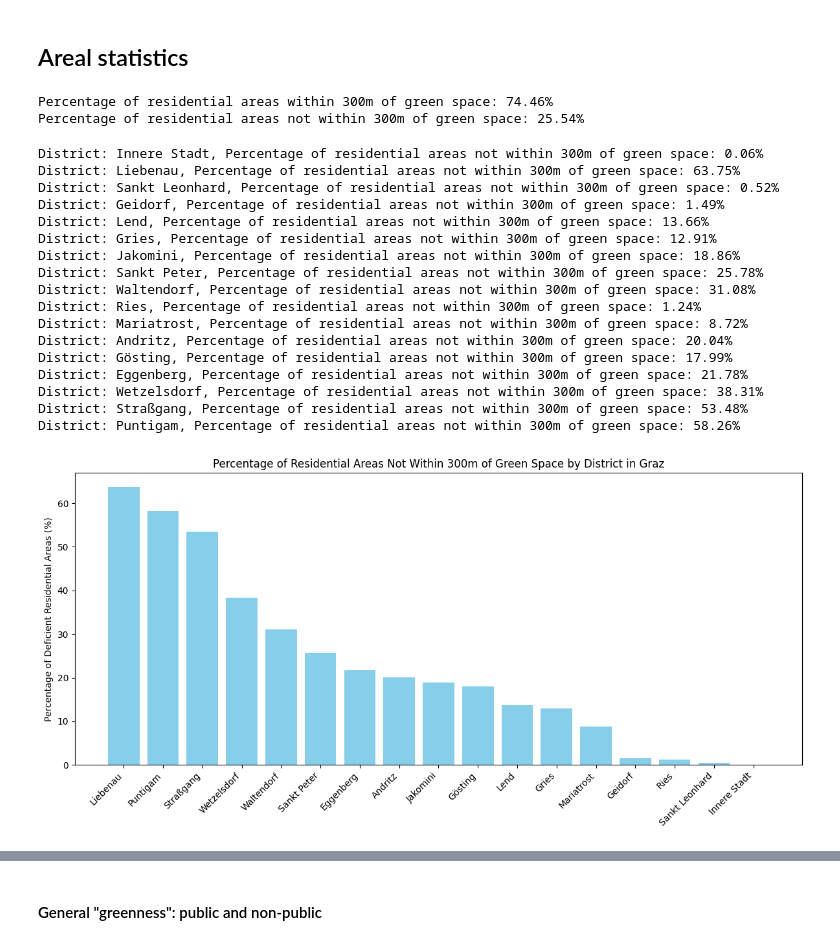
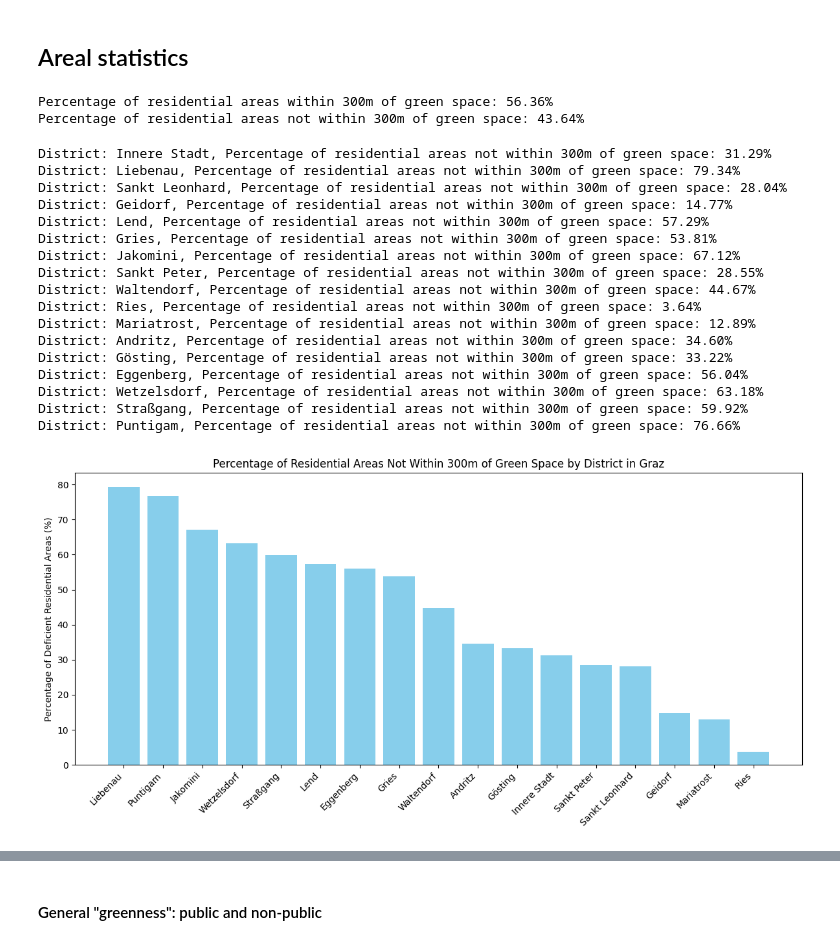
Before and after one commit to tobiashochreiter/Mid-Term-Project-GIS-Analysis-2, a Jupyter notebook: group4_midterm.ipynb, the cells around one changed output, grey strips where cells are left out. Saved outputs shown, nothing was run; the diff lists cells and outputs as text; code cells hidden in the pictures.

```diff
--- a/group4_midterm.ipynb
+++ b/group4_midterm.ipynb
@@ -252,6 +257,6 @@ public_green_graz = gpd.clip(public_green_all, gdf_graz)
 # %%
 # Extract boundaries of parks as LineStrings
-park_boundaries = public_green_all.boundary.iloc[0]  # Get the actual geometry
+park_boundaries = public_green_over_1ha.unary_union.boundary  # Get the actual geometry
 
 # Create a list to store access points
 access_points_list = []
@@ -306,9 +311,10 @@ KeplerGl(data={'access points': {'index': [0, 1, 2, 3, 4, 5, 6, 8, 13, 15, 16, 1
 # Method 1: Euclidean Distance
 # %% [markdown]
 #### Buffer creation
+# %%
+# Create distance buffers, and more metres around the park access points
+DISTS:list[int] = [300, 500, 700]  # in meters
 # %%
-# Create distance buffers of 100, 200, 300, and more metres around the park access points
-DISTS:list[int] = [100, 200, 300]  # in meters
 graz_boundary = gdf_graz.unary_union  # Get the city boundary as a single polygon
 
 for d in DISTS:
@@ -316,7 +322,7 @@ for d in DISTS:
     access_points[f'buffer_{d}m'] = access_points.geometry.buffer(d).intersection(graz_boundary)
 #create buffer for distances over 300m and convert graz boundry to polygon
 graz_polygon = gpd.GeoDataFrame(geometry=[graz_boundary], crs=access_points.crs)
-access_points['buffer_over_300m'] = graz_polygon.difference(access_points['buffer_300m'].unary_union)
+access_points[f'buffer_over_{DISTS[-1]}m'] = graz_polygon.difference(access_points[f'buffer_{DISTS[-1]}m'].unary_union)
 # %% [markdown]
 #### Dissolve buffers
 # %%
@@ -325,17 +331,21 @@ eucl_buffers = {}
 #set previous buffer union to empty geometry
 previous_union = gpd.GeoSeries([gpd.GeoSeries([]).unary_union], crs=access_points.crs).unary_union
 #loop thorugh distances, dissolve and subtract previous buffers
+
 for d in DISTS:
     eucl_buffers[d] = gpd.GeoDataFrame(geometry=access_points[f'buffer_{d}m']).dissolve()
     #subtract previous buffers to create rings
     eucl_buffers[d]['geometry'] = eucl_buffers[d].geometry.difference(previous_union)
+    #subtract public_green_all
+    eucl_buffers[d]['geometry'] = eucl_buffers[d].geometry.difference(public_green_over_1ha.unary_union)
+
     #update previous union
     previous_union = eucl_buffers[d].geometry.unary_union
 
-    # subtract parks !!
 
-# Dissolve buffer over 300m
-eucl_buffers['over_300m'] = gpd.GeoDataFrame(geometry=access_points['buffer_over_300m'])
+# Dissolve buffer over 300m and subtract parks
+eucl_buffers[f'over_{DISTS[-1]}m'] = gpd.GeoDataFrame(geometry=access_points[f'buffer_over_{DISTS[-1]}m'])
+eucl_buffers[f'over_{DISTS[-1]}m']['geometry'] = eucl_buffers[f'over_{DISTS[-1]}m'].geometry.difference(public_green_over_1ha.unary_union)
 # %% [markdown]
 # Method 2: Network Analysis
 # %% [markdown]
@@ -757,60 +810,60 @@ for key, value in eucl_buffers.items():
     eucl_dist_res[key] = gpd.overlay(value, gdf_residential, how='intersection')
 
 # Calculate area and percentage of green residential areas by subtractig outer buffer from residential areas
-green_areas_eucl = gpd.overlay(gdf_residential, eucl_buffers['over_300m'], how='difference')
+green_areas_eucl = gpd.overlay(gdf_residential, eucl_buffers[f'over_{DISTS[-1]}m'], how='difference')
 percent_green_eucl = (green_areas_eucl.geometry.area.sum() / gdf_residential.geometry.area.sum()) * 100
-print(f"Percentage of residential areas within 300m of green space: {percent_green_eucl:.2f}%")
+print(f"Percentage of residential areas within {DISTS[-1]}m of green space: {percent_green_eucl:.2f}%")
 
 
 # Calculate deficient area (not within 300 m of green space) in total
-deficient_area_eucl = gpd.overlay(gdf_residential, eucl_buffers['over_300m'], how='intersection')
+deficient_area_eucl = gpd.overlay(gdf_residential, eucl_buffers[f'over_{DISTS[-1]}m'], how='intersection')
 percent_deficient_eucl = (deficient_area_eucl.geometry.area.sum() / gdf_residential.geometry.area.sum()) * 100
-print(f"Percentage of residential areas not within 300m of green space: {percent_deficient_eucl:.2f}%")
+print(f"Percentage of residential areas not within {DISTS[-1]}m of green space: {percent_deficient_eucl:.2f}%")
 # %% [output]
-Percentage of residential areas within 300m of green space: 74.46%
-Percentage of residential areas not within 300m of green space: 25.54%
+Percentage of residential areas within 300m of green space: 56.36%
+Percentage of residential areas not within 300m of green space: 43.64%
 # %%
 # Calculate deficient areas for each district
 deficient_areas_districts = {}
 for district in gdf_districts['name']:
     district_geom = gdf_districts[gdf_districts['name'] == district].geometry.union_all()
     residential_in_district = gpd.overlay(gdf_residential, gpd.GeoDataFrame(geometry=[district_geom], crs=gdf_residential.crs), how='intersection')
-    deficient_area_district = gpd.overlay(residential_in_district, eucl_buffers['over_300m'], how='intersection')
+    deficient_area_district = gpd.overlay(residential_in_district, eucl_buffers[f'over_{DISTS[-1]}m'], how='intersection')
     percent_deficient_district = (deficient_area_district.geometry.area.sum() / residential_in_district.geometry.area.sum()) * 100
     deficient_areas_districts[district] = percent_deficient_district
 
 # Print results and create bar chart
 for district, percent_deficient_district in deficient_areas_districts.items():
-    print(f"District: {district}, Percentage of residential areas not within 300m of green space: {percent_deficient_district:.2f}%")
+    print(f"District: {district}, Percentage of residential areas not within {DISTS[-1]}m of green space: {percent_deficient_district:.2f}%")
 
 # Create bar chart sorted by percentage
 deficient_areas_districts_sorted = dict(sorted(deficient_areas_districts.items(), key=lambda item: item[1], reverse=True))
 plt.figure(figsize=(12, 6))
 plt.bar(deficient_areas_districts_sorted.keys(), deficient_areas_districts_sorted.values(), color='skyblue')
 plt.xticks(rotation=45, ha='right')
 plt.ylabel('Percentage of Deficient Residential Areas (%)')
-plt.title('Percentage of Residential Areas Not Within 300m of Green Space by District in Graz')
+plt.title(f'Percentage of Residential Areas Not Within {DISTS[-1]}m of Green Space by District in Graz')
 plt.tight_layout()
 plt.show()
 # %% [output]
-District: Innere Stadt, Percentage of residential areas not within 300m of green space: 0.06%
-District: Liebenau, Percentage of residential areas not within 300m of green space: 63.75%
-District: Sankt Leonhard, Percentage of residential areas not within 300m of green space: 0.52%
-District: Geidorf, Percentage of residential areas not within 300m of green space: 1.49%
-District: Lend, Percentage of residential areas not within 300m of green space: 13.66%
-District: Gries, Percentage of residential areas not within 300m of green space: 12.91%
-District: Jakomini, Percentage of residential areas not within 300m of green space: 18.86%
-District: Sankt Peter, Percentage of residential areas not within 300m of green space: 25.78%
-District: Waltendorf, Percentage of residential areas not within 300m of green space: 31.08%
-District: Ries, Percentage of residential areas not within 300m of green space: 1.24%
-District: Mariatrost, Percentage of residential areas not within 300m of green space: 8.72%
-District: Andritz, Percentage of residential areas not within 300m of green space: 20.04%
-District: Gösting, Percentage of residential areas not within 300m of green space: 17.99%
-District: Eggenberg, Percentage of residential areas not within 300m of green space: 21.78%
-District: Wetzelsdorf, Percentage of residential areas not within 300m of green space: 38.31%
-District: Straßgang, Percentage of residential areas not within 300m of green space: 53.48%
-District: Puntigam, Percentage of residential areas not within 300m of green space: 58.26%
+District: Innere Stadt, Percentage of residential areas not within 300m of green space: 31.29%
+District: Liebenau, Percentage of residential areas not within 300m of green space: 79.34%
+District: Sankt Leonhard, Percentage of residential areas not within 300m of green space: 28.04%
+District: Geidorf, Percentage of residential areas not within 300m of green space: 14.77%
+District: Lend, Percentage of residential areas not within 300m of green space: 57.29%
+District: Gries, Percentage of residential areas not within 300m of green space: 53.81%
+District: Jakomini, Percentage of residential areas not within 300m of green space: 67.12%
+District: Sankt Peter, Percentage of residential areas not within 300m of green space: 28.55%
+District: Waltendorf, Percentage of residential areas not within 300m of green space: 44.67%
+District: Ries, Percentage of residential areas not within 300m of green space: 3.64%
+District: Mariatrost, Percentage of residential areas not within 300m of green space: 12.89%
+District: Andritz, Percentage of residential areas not within 300m of green space: 34.60%
+District: Gösting, Percentage of residential areas not within 300m of green space: 33.22%
+District: Eggenberg, Percentage of residential areas not within 300m of green space: 56.04%
+District: Wetzelsdorf, Percentage of residential areas not within 300m of green space: 63.18%
+District: Straßgang, Percentage of residential areas not within 300m of green space: 59.92%
+District: Puntigam, Percentage of residential areas not within 300m of green space: 76.66%
-[figure, old version]
+[figure, new version]
 # %%
 # How much of residential areas are within each buffer?
 buffer_res_eucl = {}
```
Also changed, not shown: parts of 32 cells of this notebook.
